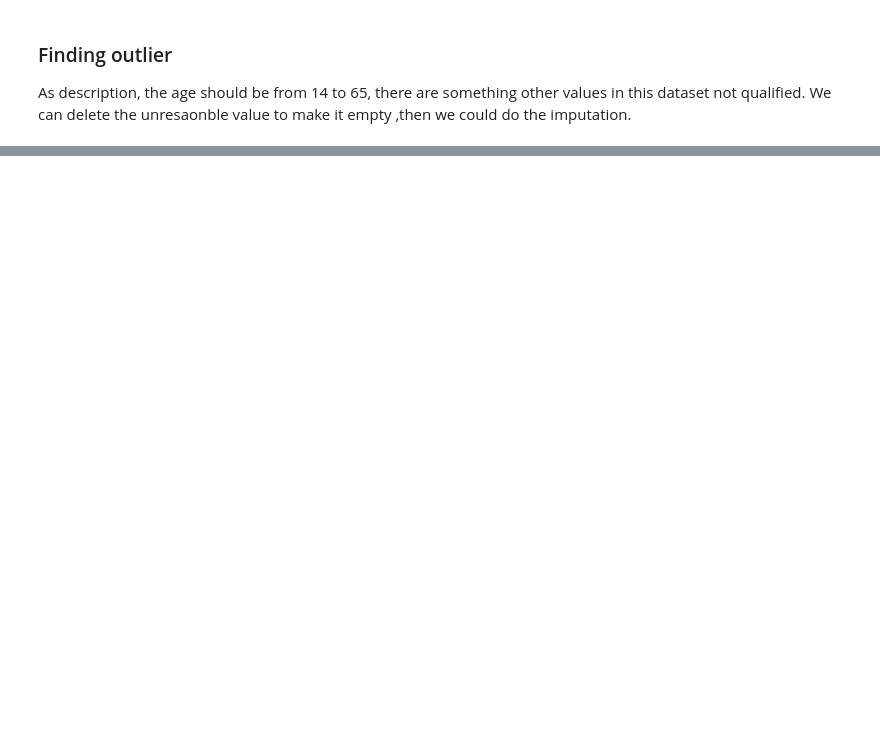
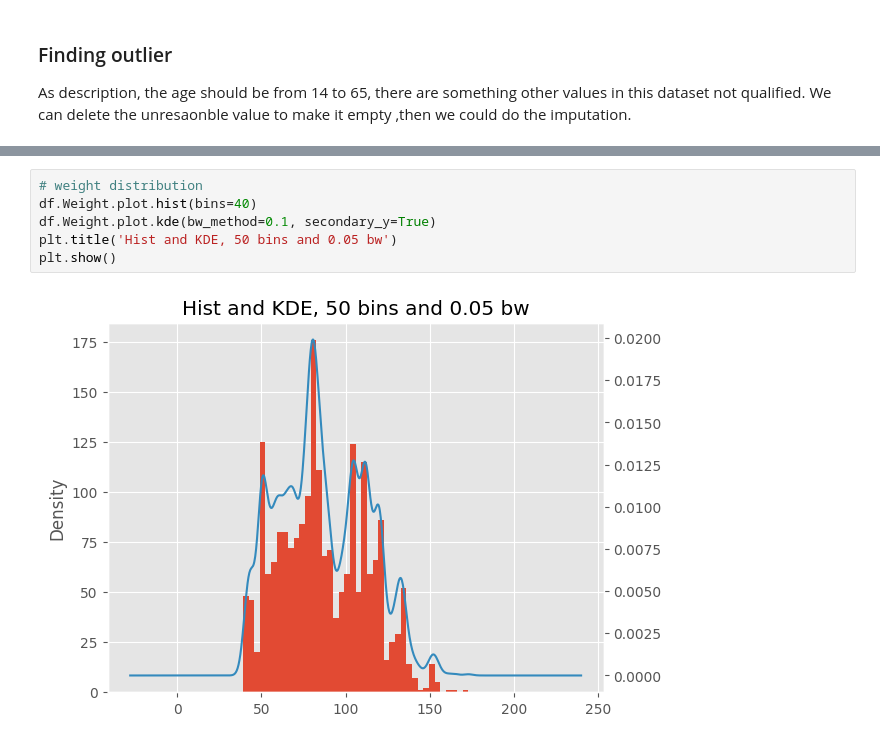
Before and after one commit to wayne-xyz/CS7324As, a Jupyter notebook: Lab1/LabOne.ipynb, the cells around one changed output, grey strips where cells are left out. Drawn from its saved outputs; the diff is of its cells as text; blank space fills up the shorter version.

```diff
--- a/Lab1/LabOne.ipynb
+++ b/Lab1/LabOne.ipynb
@@ -327,0 +362,8 @@ df.describe()
+# %%
+# weight distribution
+df.Weight.plot.hist(bins=40)
+df.Weight.plot.kde(bw_method=0.1, secondary_y=True)
+plt.title('Hist and KDE, 50 bins and 0.05 bw')
+plt.show()
+# %% [output]
+[figure, added]
```
Also changed, not shown: parts of 20 cells of this notebook.
